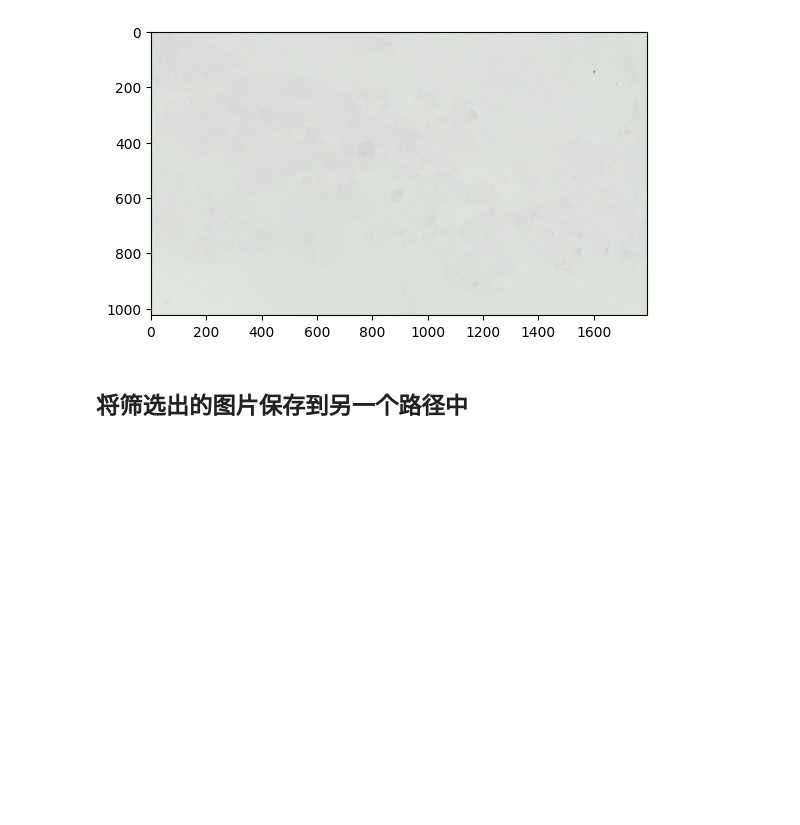
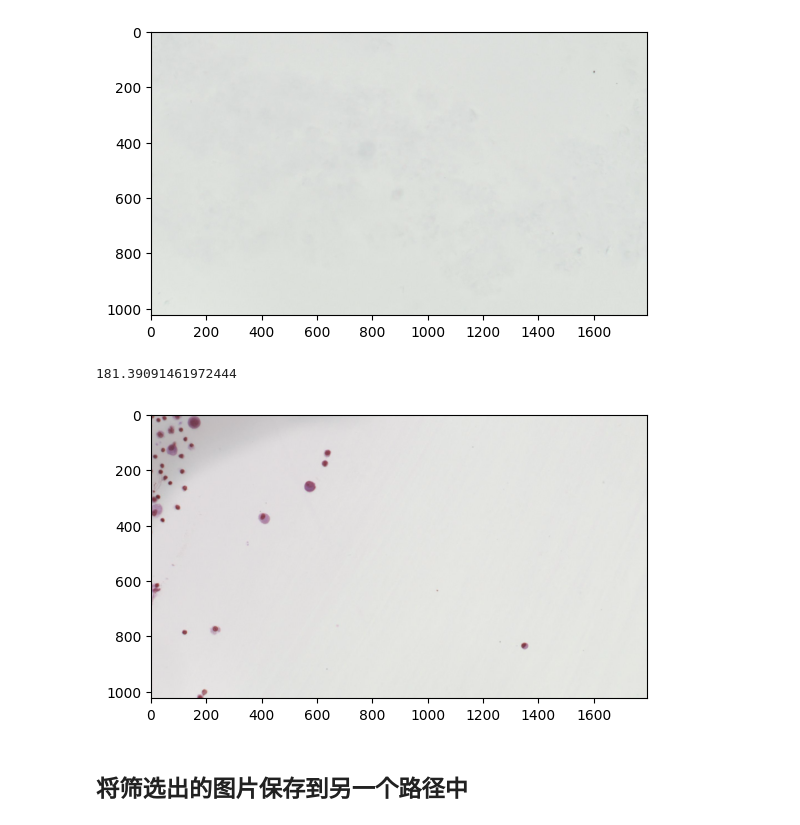
Before and after one commit to dilint/BiomedCLIP-PUNCE, a Jupyter notebook: datatools/TCT-NGC-2023/tct-filter.ipynb, the cells around one changed output. Cells and saved outputs as stored; diff of their text form; code cells hidden in the pictures; blank space fills up the shorter version.

```diff
--- a/datatools/TCT-NGC-2023/tct-filter.ipynb
+++ b/datatools/TCT-NGC-2023/tct-filter.ipynb
@@ -28,6 +28,11 @@ calculate_image_variance("/root/commonfile/TCT-NGC-2023/base-data/Unannotated_KS
 # %% [output]
 3.6126009041944784
 [figure]
+# %%
+calculate_image_variance("/root/commonfile/TCT-NGC-2023/filter-data/Unannotated_KSJ/Unannotated-KSJ-TCTNGC-NILM/F56/23_31.jpg")
+# %% [output]
+181.39091461972444
+[figure, added]
 # %% [markdown]
 ## 将筛选出的图片保存到另一个路径中
 # %%
```
Also changed, not shown: parts of 2 cells of this notebook, 2 other files.
